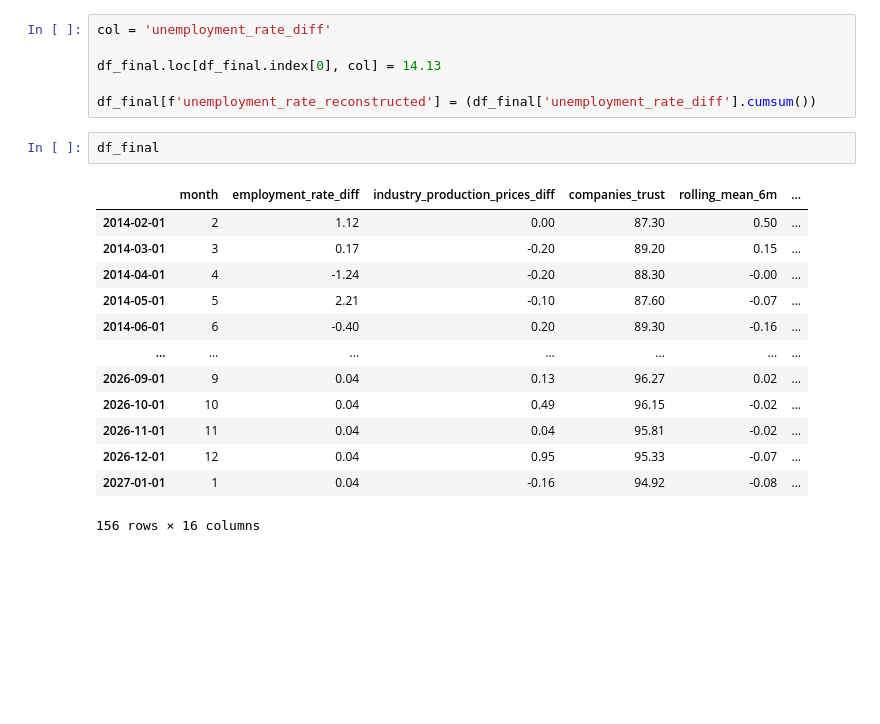
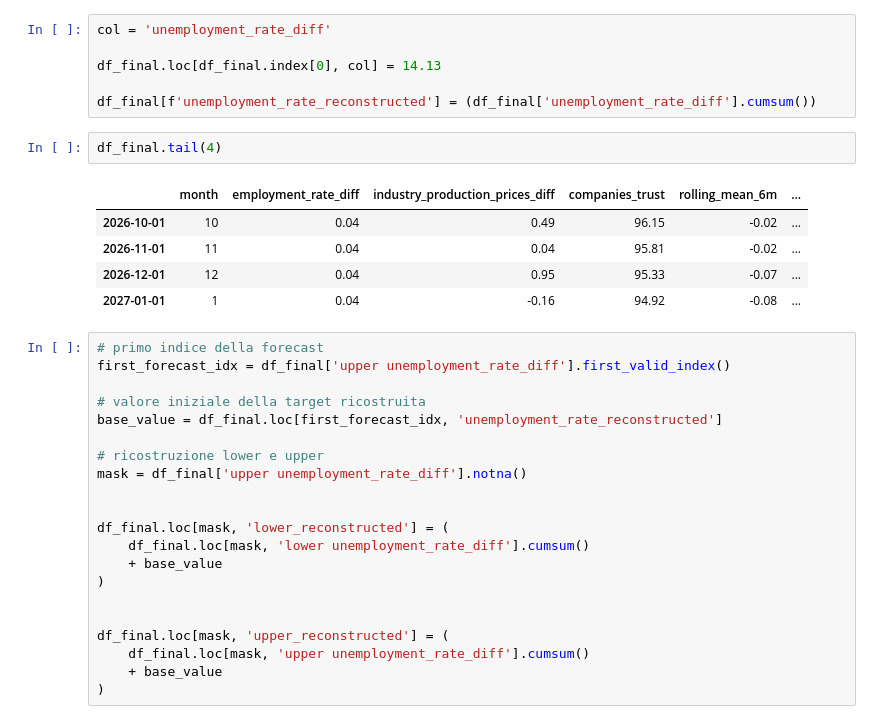
Before and after one commit to Francisscus/Employment_rate_predictor, a Jupyter notebook: 005_FINAL_PREDICTION_SARIMAX.ipynb, the cells around one changed output. Saved outputs shown, nothing was run; the diff lists cells and outputs as text; blank space fills up the shorter version.

```diff
--- a/005_FINAL_PREDICTION_SARIMAX.ipynb
+++ b/005_FINAL_PREDICTION_SARIMAX.ipynb
@@ -250,18 +253,31 @@ df_final.loc[df_final.index[0], col] = 14.13
 
 df_final[f'unemployment_rate_reconstructed'] = (df_final['unemployment_rate_diff'].cumsum())
 # %%
-df_final
+df_final.tail(4)
 # %% [output]
 |  | month | employment_rate_diff | industry_production_prices_diff | companies_trust | rolling_mean_6m | ... |
-| 2014-02-01 | 2 | 1.12 | 0.00 | 87.30 | 0.50 | ... |
-| 2014-03-01 | 3 | 0.17 | -0.20 | 89.20 | 0.15 | ... |
-| 2014-04-01 | 4 | -1.24 | -0.20 | 88.30 | -0.00 | ... |
-| 2014-05-01 | 5 | 2.21 | -0.10 | 87.60 | -0.07 | ... |
-| 2014-06-01 | 6 | -0.40 | 0.20 | 89.30 | -0.16 | ... |
-| ... | ... | ... | ... | ... | ... | ... |
-| 2026-09-01 | 9 | 0.04 | 0.13 | 96.27 | 0.02 | ... |
 | 2026-10-01 | 10 | 0.04 | 0.49 | 96.15 | -0.02 | ... |
 | 2026-11-01 | 11 | 0.04 | 0.04 | 95.81 | -0.02 | ... |
 | 2026-12-01 | 12 | 0.04 | 0.95 | 95.33 | -0.07 | ... |
 | 2027-01-01 | 1 | 0.04 | -0.16 | 94.92 | -0.08 | ... |
-156 rows × 16 columns
+# %%
+# primo indice della forecast
+first_forecast_idx = df_final['upper unemployment_rate_diff'].first_valid_index()
+
+# valore iniziale della target ricostruita
+base_value = df_final.loc[first_forecast_idx, 'unemployment_rate_reconstructed']
+
+# ricostruzione lower e upper
+mask = df_final['upper unemployment_rate_diff'].notna()
+
+
+df_final.loc[mask, 'lower_reconstructed'] = (
+    df_final.loc[mask, 'lower unemployment_rate_diff'].cumsum()
+    + base_value
+)
+
+
+df_final.loc[mask, 'upper_reconstructed'] = (
+    df_final.loc[mask, 'upper unemployment_rate_diff'].cumsum()
+    + base_value
+)
```
Also changed, not shown: parts of 5 cells of this notebook.
